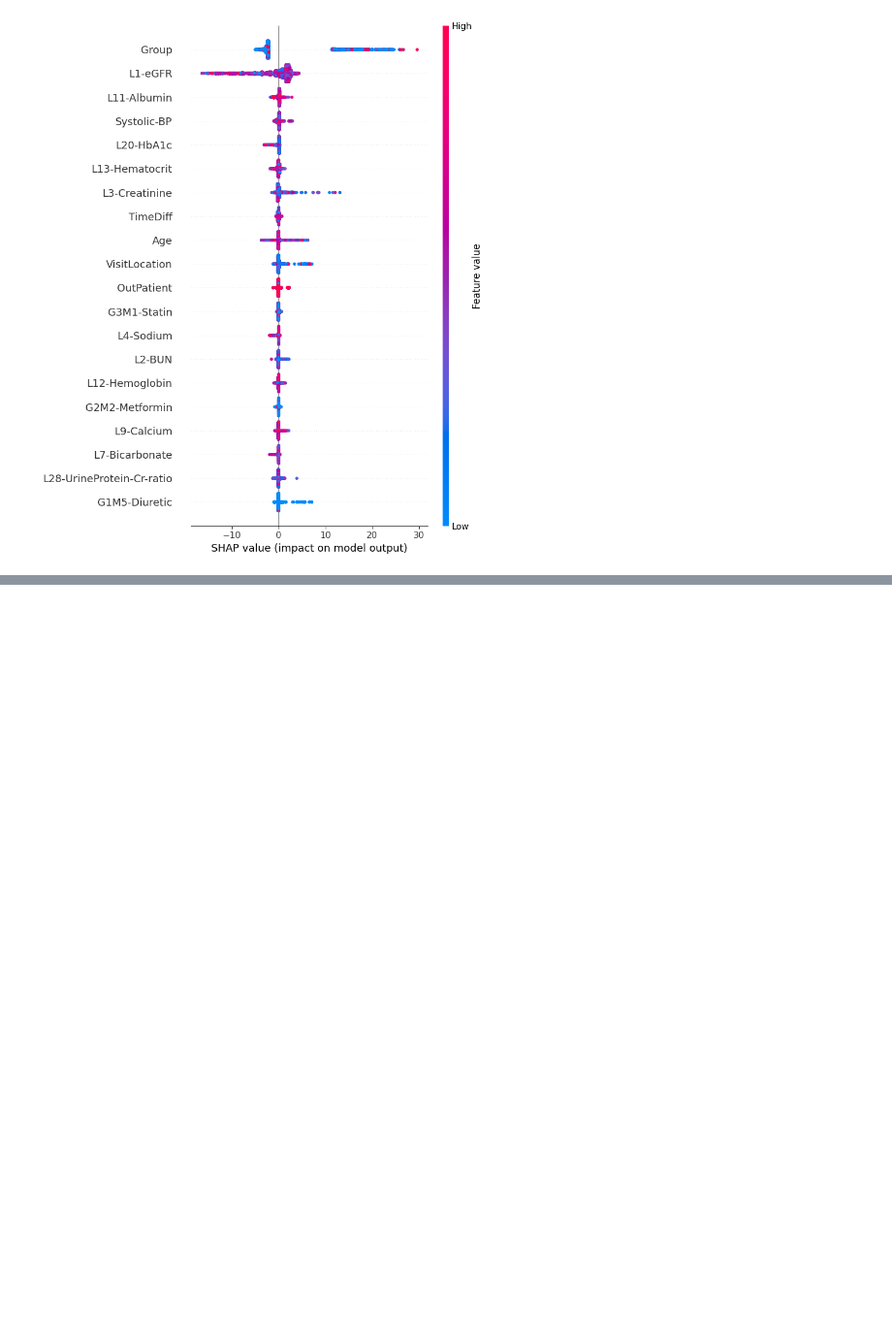
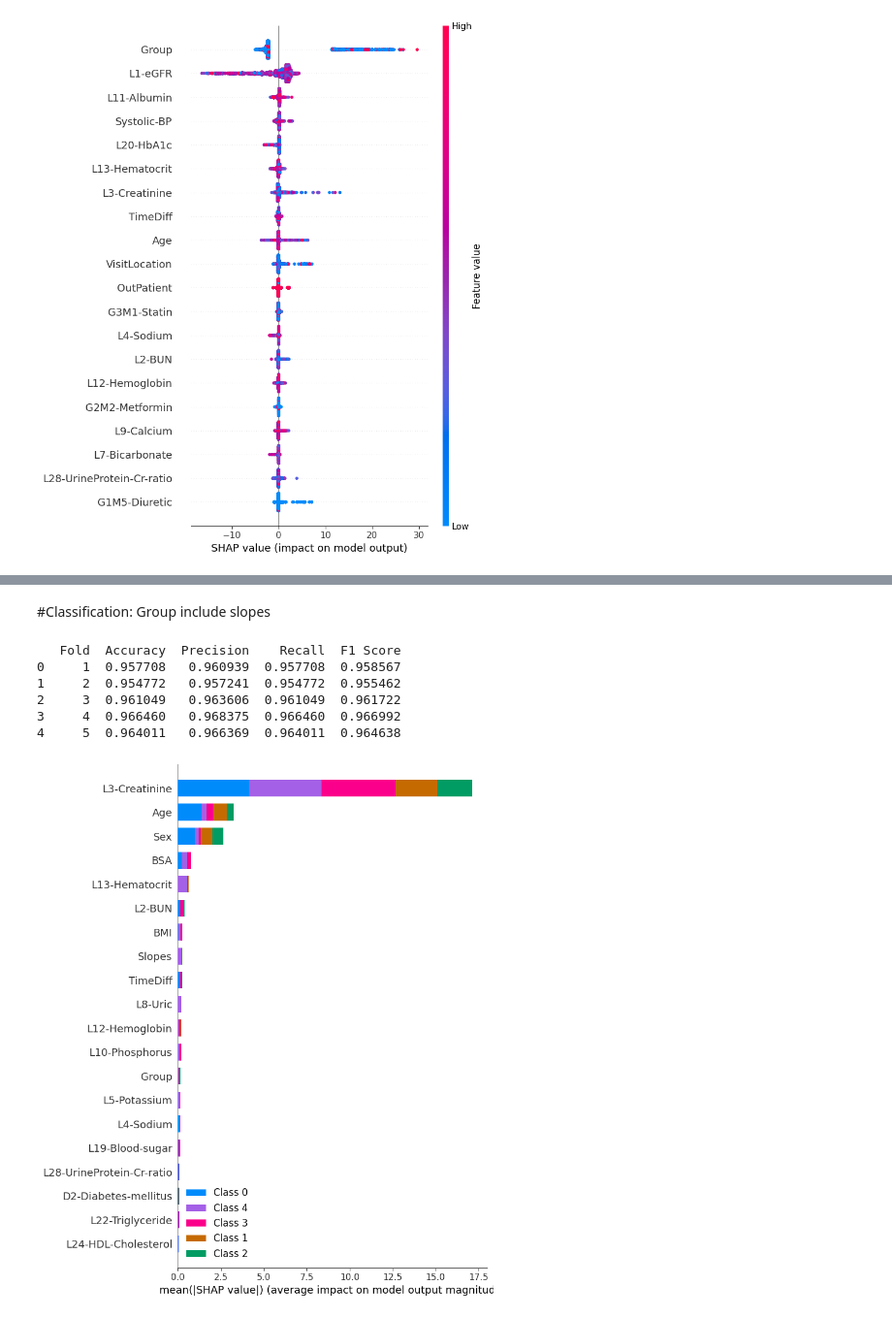
Before and after one commit to nxxk23/PROJECT, a Jupyter notebook: TestXGB.ipynb, the cells around one changed output, grey strips where cells are left out. Shown at 97% size. Saved outputs shown, nothing was run; the diff lists cells and outputs as text; code cells hidden in the pictures; blank space fills up the shorter version.

Commit message:
ใช้ stage แล้วเวิร์คนะ กี๊ดๆๆๆๆๆๆๆๆ

```diff
--- a/TestXGB.ipynb
+++ b/TestXGB.ipynb
@@ -424,0 +427,21 @@ plt.show()
+# %% [markdown]
+#Classification: Group include slopes
+# %%
+# สร้างฟังก์ชันสำหรับแบ่งข้อมูลตามระดับ 'eGFR'
+def categorize_eGFR(eGFR_value):
+    if eGFR_value >= 90:
+        return 0
+    elif 89.99 >= eGFR_value >= 60:
+        return 1
+    elif 59.99 >= eGFR_value >= 30:
+        return 2
+    elif 29.99 >= eGFR_value >= 15:
+        return 3
+    else:
+        return 4
+
+data['Stage'] = data['L1-eGFR'].apply(categorize_eGFR)
+# %%
+X = data.drop(['Stage', 'PatientUID', 'PatientVisitUID', 'eGFR_t1', 'time_t1', 'StartDTTM', 'EndDttm',
+                'LabCwhen', 'LabLocation', 'Fold','L1-eGFR'], axis=1)
+y = data['Stage']
@@ -424,0 +495,22 @@ plt.show()
+# %%
+xgb_metrics_df = pd.DataFrame(xgb_metrics_list)
+print(xgb_metrics_df)
+# %% [output]
+   Fold  Accuracy  Precision    Recall  F1 Score
+0     1  0.957708   0.960939  0.957708  0.958567
+1     2  0.954772   0.957241  0.954772  0.955462
+2     3  0.961049   0.963606  0.961049  0.961722
+3     4  0.966460   0.968375  0.966460  0.966992
+4     5  0.964011   0.966369  0.964011  0.964638
+# %%
+import shap
+import matplotlib.pyplot as plt
+
+# Assuming shap_values_list contains the SHAP values for each fold
+fold_to_visualize = 0
+
+shap_values = shap_values_list[fold_to_visualize][:X_test_scaled.shape[0]]
+shap.summary_plot(shap_values, X_test_scaled, feature_names=X.columns, show=False)
+plt.show()
+# %% [output]
+[figure, added]
```
Also changed, not shown: parts of 2 cells of this notebook.
